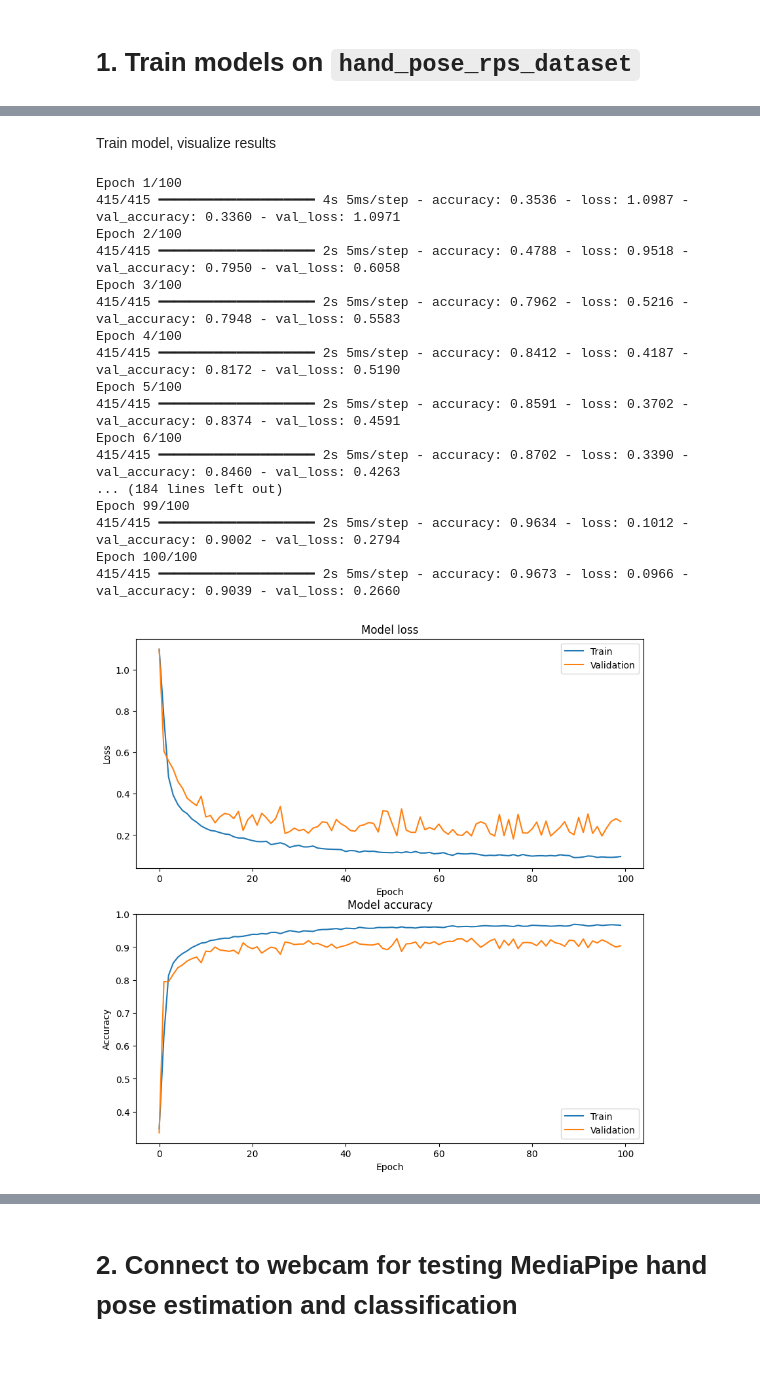
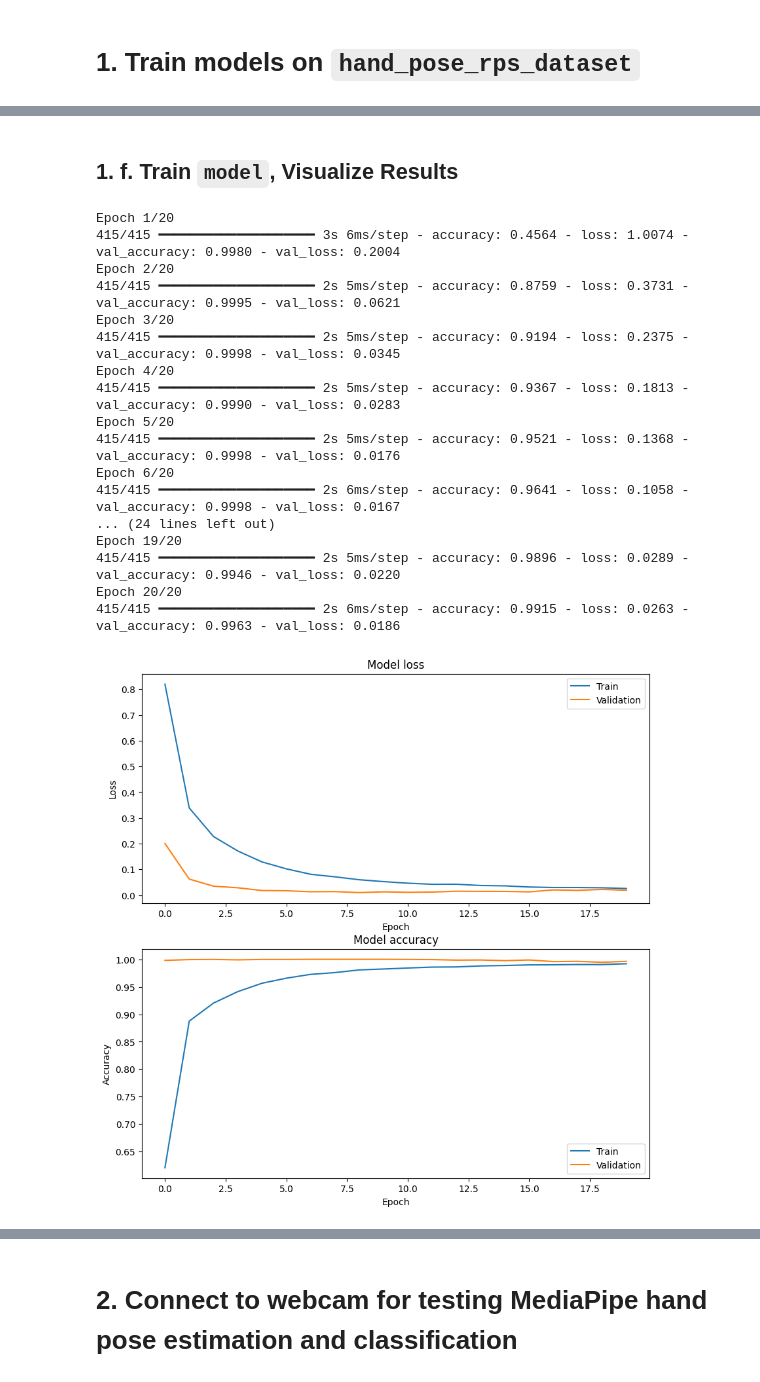
Before and after one commit to cjschul/ECE598_Final_HandPoseRPSClassification, a Jupyter notebook: ECE598_FinalProj.ipynb, the cells around one changed output, grey strips where cells are left out. Cells and saved outputs as stored; diff of their text form; code cells hidden in the pictures.

```diff
--- a/ECE598_FinalProj.ipynb
+++ b/ECE598_FinalProj.ipynb
@@ -134,0 +248,10 @@ Model: "functional_50"
+# %%
+inputs = tf.keras.Input(shape=(21,3,1))
+x = FingerDistanceIsolator()(inputs)
+x = tf.keras.layers.LayerNormalization(axis=1)(x)
+x = tf.keras.layers.Flatten()(x)
+outputs = tf.keras.layers.Dense(5, activation='softmax')(x)
+outputs = tf.keras.layers.Dense(3, activation='softmax')(x)
+model = tf.keras.Model(inputs=inputs, outputs=outputs)
+model.compile(optimizer='adam', loss='sparse_categorical_crossentropy', metrics=['accuracy'])
+model.summary()
@@ -135,2 +278,2 @@ Model: "functional_50"
 # %% [markdown]
-Train model, visualize results
+## 1. f. Train `model`, Visualize Results
@@ -140,39 +280,39 @@ Train model, visualize results
 # %%
-history = model.fit(train, batch_size=batch_size,epochs=100,validation_data=test,shuffle=True)
+history = model.fit(train, batch_size=batch_size,epochs=20,validation_data=test,shuffle=True)
 
 fig, axes = plt.subplots(2, 1, figsize=(10, 10))
 # Plot training & validation loss values
 axes[0].plot(history.history['loss'])
 axes[0].plot(history.history['val_loss'])
 axes[0].set_title('Model loss')
 axes[0].set_ylabel('Loss')
 axes[0].set_xlabel('Epoch')
 axes[0].legend(['Train', 'Validation'], loc='upper right')
 
 # Plot training & validation accuracy values
 axes[1].plot(history.history['accuracy'])
 axes[1].plot(history.history['val_accuracy'])
 axes[1].set_title('Model accuracy')
 axes[1].set_ylabel('Accuracy')
 axes[1].set_xlabel('Epoch')
 axes[1].legend(['Train', 'Validation'], loc='lower right')
 plt.show()
 # %% [output]
-Epoch 1/100
-415/415 ━━━━━━━━━━━━━━━━━━━━ 4s 5ms/step - accuracy: 0.3536 - loss: 1.0987 - val_accuracy: 0.3360 - val_loss: 1.0971
-Epoch 2/100
-415/415 ━━━━━━━━━━━━━━━━━━━━ 2s 5ms/step - accuracy: 0.4788 - loss: 0.9518 - val_accuracy: 0.7950 - val_loss: 0.6058
-Epoch 3/100
-415/415 ━━━━━━━━━━━━━━━━━━━━ 2s 5ms/step - accuracy: 0.7962 - loss: 0.5216 - val_accuracy: 0.7948 - val_loss: 0.5583
-Epoch 4/100
-415/415 ━━━━━━━━━━━━━━━━━━━━ 2s 5ms/step - accuracy: 0.8412 - loss: 0.4187 - val_accuracy: 0.8172 - val_loss: 0.5190
-Epoch 5/100
-415/415 ━━━━━━━━━━━━━━━━━━━━ 2s 5ms/step - accuracy: 0.8591 - loss: 0.3702 - val_accuracy: 0.8374 - val_loss: 0.4591
-Epoch 6/100
-415/415 ━━━━━━━━━━━━━━━━━━━━ 2s 5ms/step - accuracy: 0.8702 - loss: 0.3390 - val_accuracy: 0.8460 - val_loss: 0.4263
-... (184 lines left out)
-Epoch 99/100
-415/415 ━━━━━━━━━━━━━━━━━━━━ 2s 5ms/step - accuracy: 0.9634 - loss: 0.1012 - val_accuracy: 0.9002 - val_loss: 0.2794
-Epoch 100/100
-415/415 ━━━━━━━━━━━━━━━━━━━━ 2s 5ms/step - accuracy: 0.9673 - loss: 0.0966 - val_accuracy: 0.9039 - val_loss: 0.2660
+Epoch 1/20
+415/415 ━━━━━━━━━━━━━━━━━━━━ 3s 6ms/step - accuracy: 0.4564 - loss: 1.0074 - val_accuracy: 0.9980 - val_loss: 0.2004
+Epoch 2/20
+415/415 ━━━━━━━━━━━━━━━━━━━━ 2s 5ms/step - accuracy: 0.8759 - loss: 0.3731 - val_accuracy: 0.9995 - val_loss: 0.0621
+Epoch 3/20
+415/415 ━━━━━━━━━━━━━━━━━━━━ 2s 5ms/step - accuracy: 0.9194 - loss: 0.2375 - val_accuracy: 0.9998 - val_loss: 0.0345
+Epoch 4/20
+415/415 ━━━━━━━━━━━━━━━━━━━━ 2s 5ms/step - accuracy: 0.9367 - loss: 0.1813 - val_accuracy: 0.9990 - val_loss: 0.0283
+Epoch 5/20
+415/415 ━━━━━━━━━━━━━━━━━━━━ 2s 5ms/step - accuracy: 0.9521 - loss: 0.1368 - val_accuracy: 0.9998 - val_loss: 0.0176
+Epoch 6/20
+415/415 ━━━━━━━━━━━━━━━━━━━━ 2s 6ms/step - accuracy: 0.9641 - loss: 0.1058 - val_accuracy: 0.9998 - val_loss: 0.0167
+... (24 lines left out)
+Epoch 19/20
+415/415 ━━━━━━━━━━━━━━━━━━━━ 2s 5ms/step - accuracy: 0.9896 - loss: 0.0289 - val_accuracy: 0.9946 - val_loss: 0.0220
+Epoch 20/20
+415/415 ━━━━━━━━━━━━━━━━━━━━ 2s 6ms/step - accuracy: 0.9915 - loss: 0.0263 - val_accuracy: 0.9963 - val_loss: 0.0186
-[figure, old version]
+[figure, new version]
```
Also changed, not shown: parts of 16 cells of this notebook, 3 other files.
